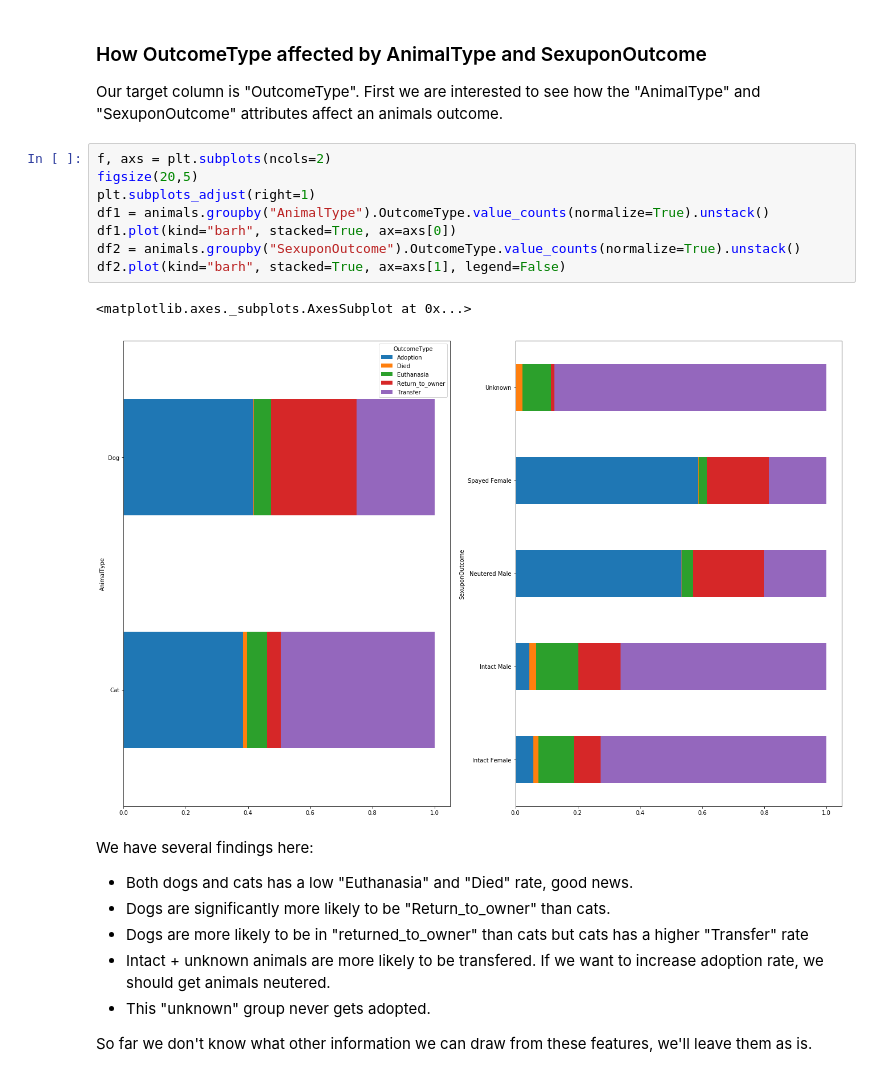
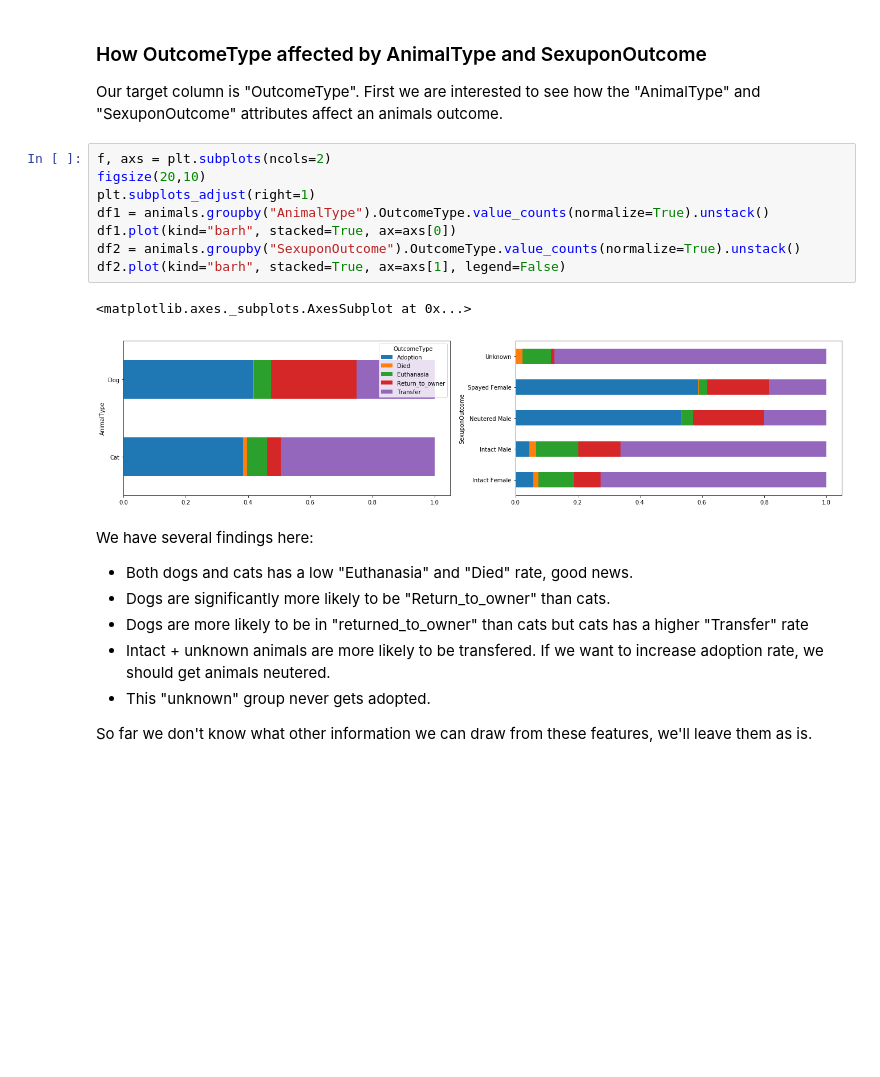
Before and after one commit to mspinelli/animal_shelter, a Jupyter notebook: DataExplore.ipynb, the cells around one changed output. Drawn from its saved outputs; the diff is of its cells as text; blank space fills up the shorter version.

```diff
--- a/DataExplore.ipynb
+++ b/DataExplore.ipynb
@@ -23,15 +23,15 @@ animals.head()
 Our target column is "OutcomeType". First we are interested to see how the "AnimalType" and "SexuponOutcome" attributes affect an animals outcome.
 # %%
 f, axs = plt.subplots(ncols=2)
-figsize(20,5)
+figsize(20,10)
 plt.subplots_adjust(right=1)
 df1 = animals.groupby("AnimalType").OutcomeType.value_counts(normalize=True).unstack()
 df1.plot(kind="barh", stacked=True, ax=axs[0])
 df2 = animals.groupby("SexuponOutcome").OutcomeType.value_counts(normalize=True).unstack()
 df2.plot(kind="barh", stacked=True, ax=axs[1], legend=False)
 # %% [output]
 <matplotlib.axes._subplots.AxesSubplot at 0x...>
-[figure, old version]
+[figure, new version]
 # %% [markdown]
 We have several findings here:
 * Both dogs and cats has a low "Euthanasia" and "Died" rate, good news.
```
Also changed, not shown: parts of 48 cells of this notebook, 2 other files.
